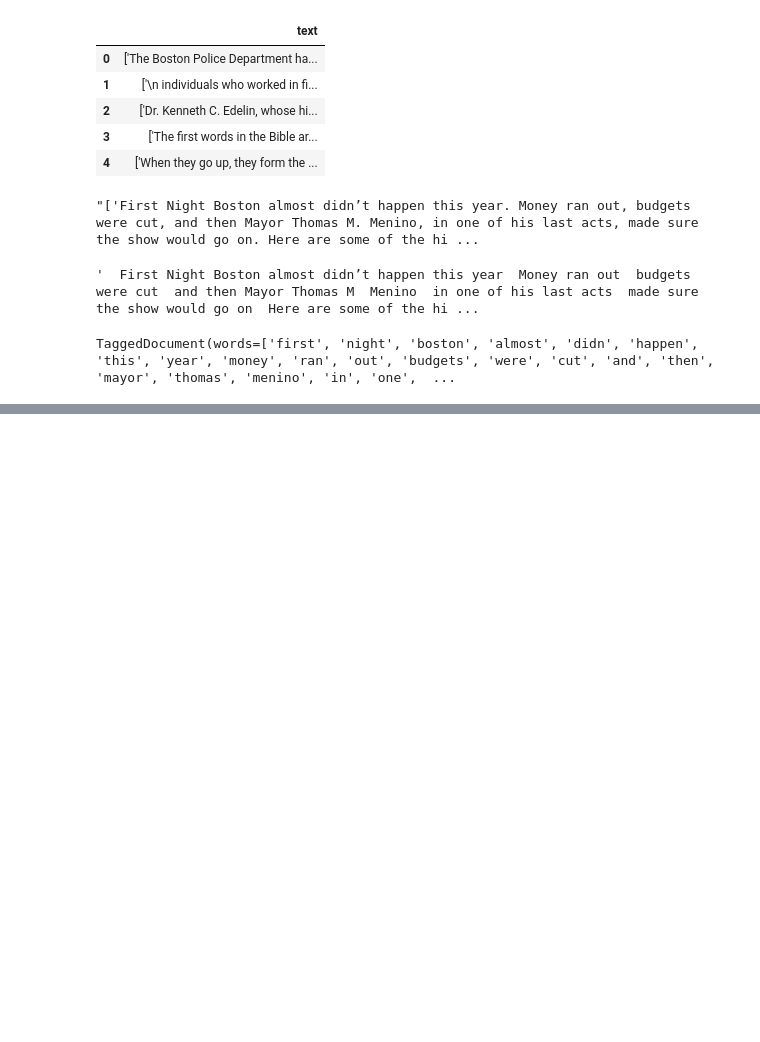
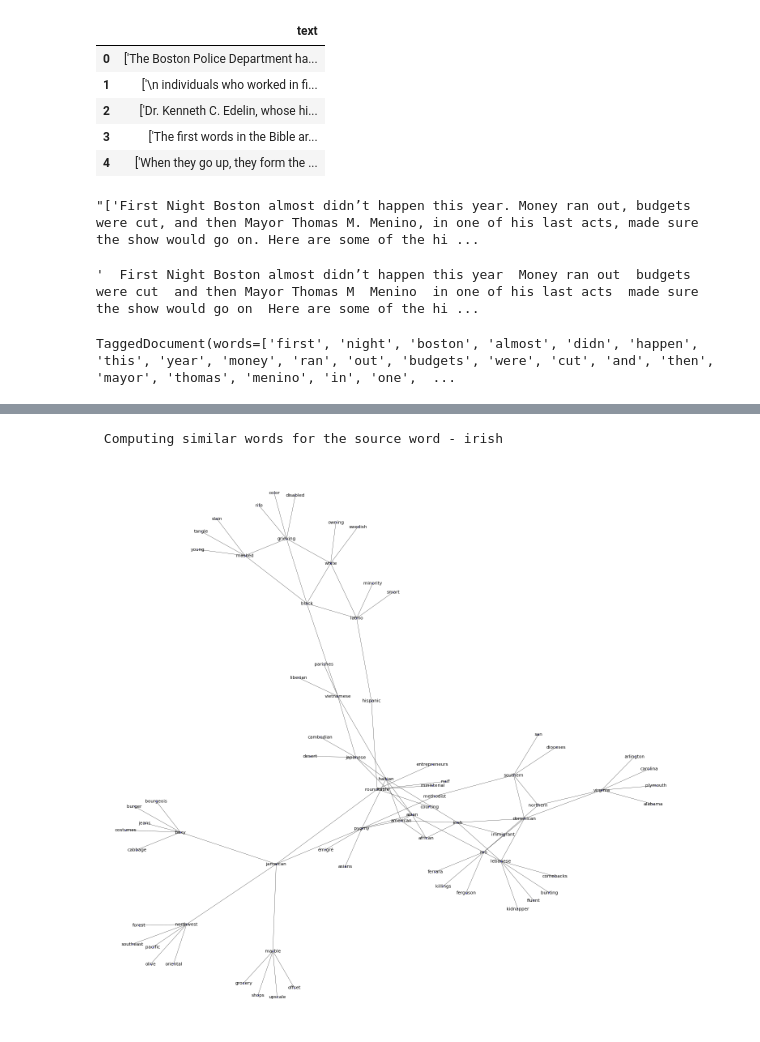
Before and after one commit to BU-Spark/Justice-Media-co-Lab-NAACP-GBH-Media-Bias-project, a Jupyter notebook: model/sentiment_analysis.ipynb, the cells around one changed output, grey strips where cells are left out. Cells and saved outputs as stored; diff of their text form; code cells hidden in the pictures; blank space fills up the shorter version.

Commit message:
connected component graph

```diff
--- a/model/sentiment_analysis.ipynb
+++ b/model/sentiment_analysis.ipynb
@@ -118,0 +152,39 @@ wordcloud.to_file("../img/word_cloud.png")
+# %%
+compute_similar_words_for_all_tasks(model)
+# %% [output]
+ Computing similar words for the source word - irish
+# %%
+import networkx as nx
+
+def display_graph():
+
+    words = pd.read_csv('similar_words_task1.csv')
+    g = nx.Graph()
+
+    j = 1
+    for i, row in words.iterrows():
+        for j in range(1,len(row)):
+            g.add_node(i,label=row[j])
+        for j in range(1,len(row)):
+            g.add_edge(row[1], row[j])
+
+
+    plt.rcParams["figure.figsize"] = 20,19
+
+    options = {
+        'node_color': 'blue',
+        'node_size': 4,
+        'linewidths': 0,
+        'width': 0.5,
+        'font_size':11,
+    }
+
+    subgraph = nx.node_connected_component(g,'black')
+    nx.draw(g.subgraph(subgraph), with_labels=True, **options)
+
+    #nx.write_graphml(g.subgraph(subgraph), "results.graphml")
+    plt.show()
+# %%
+display_graph()
+# %% [output]
+[figure, added]
```
Also changed, not shown: parts of 5 cells of this notebook, 1 other file.
